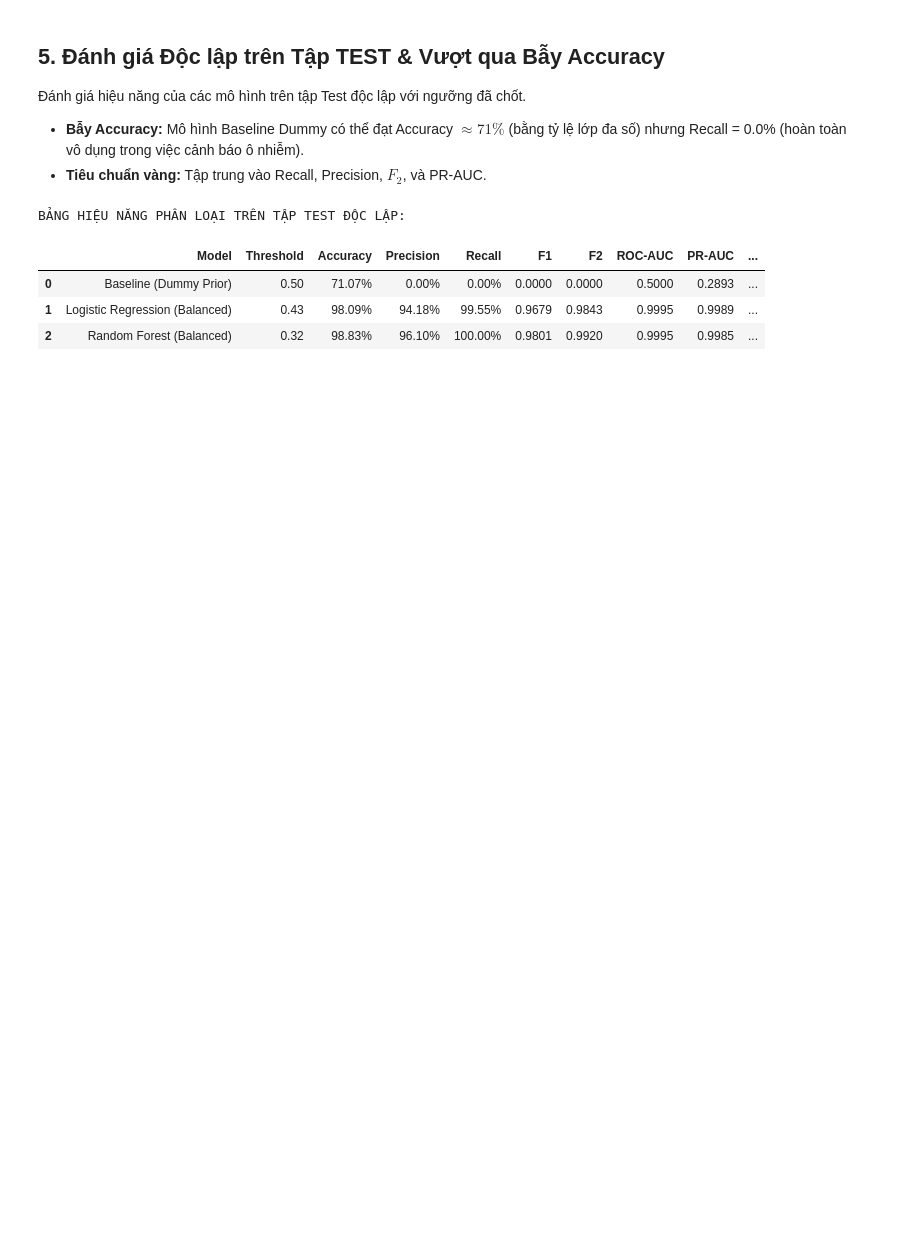
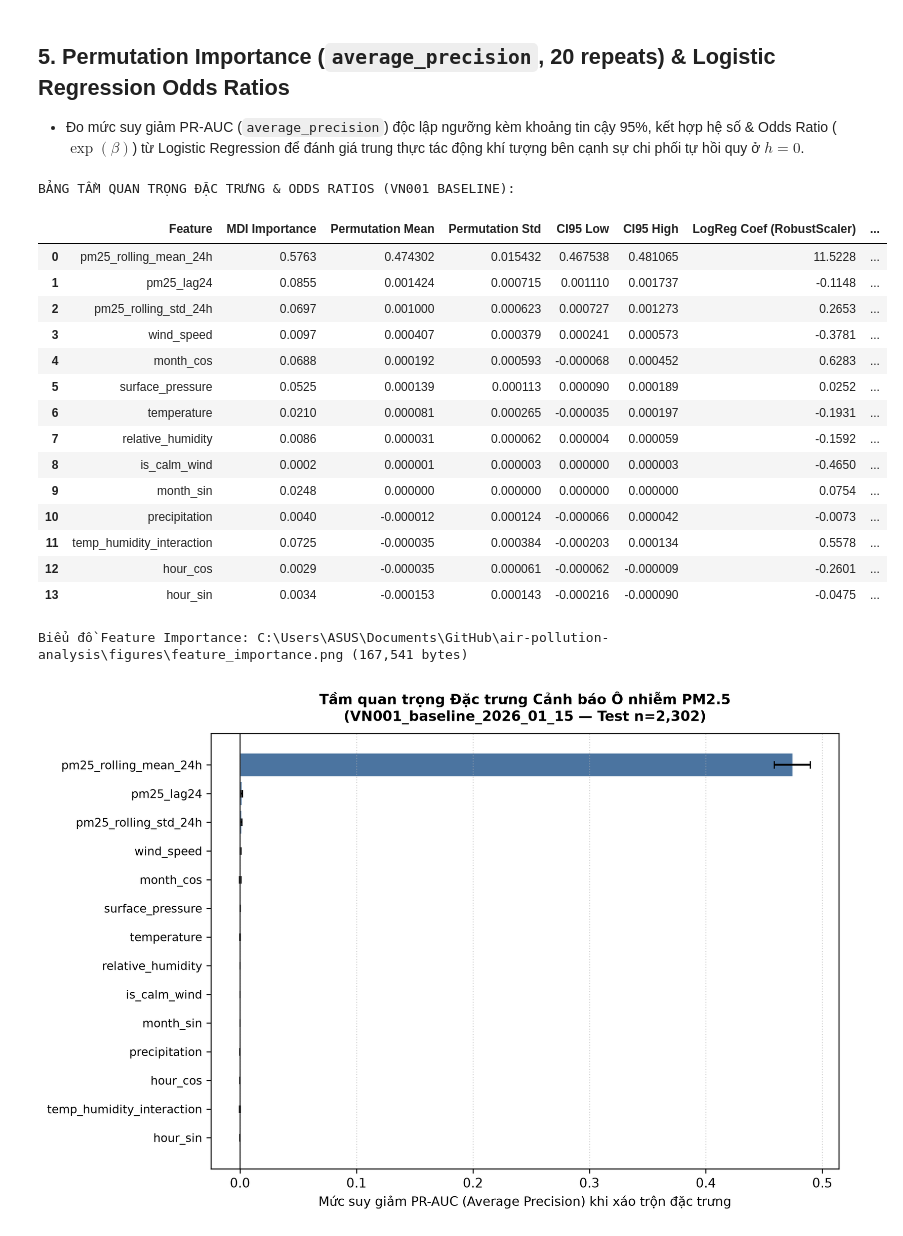
Before and after one commit to doctor-cato/air-pollution-analysis, a Jupyter notebook: notebooks/07_classification_alerts.ipynb, the cells around one changed output. Saved outputs shown, nothing was run; the diff lists cells and outputs as text; code cells hidden in the pictures; blank space fills up the shorter version.

```diff
--- a/notebooks/07_classification_alerts.ipynb
+++ b/notebooks/07_classification_alerts.ipynb
@@ -116,8 +108,20 @@ Quy tắc bất biến: **Tuyệt đối không truy xuất thông tin tương l
 # %%
-print(f"Số lượng đặc trưng đầu vào: {X_train.shape[1]}")
-print("Danh sách đặc trưng:")
-for col in X_train.columns:
-    print(f"  - {col}")
+suite_results = run_extended_classification_suite(
+    baseline_path=BASELINE_PATH,
+    extended_path=EXTENDED_PATH if EXTENDED_PATH.exists() else None,
+    figures_dir=FIGURES_DIR,
+    report_results_path=RESULTS_REPORT_PATH,
+    findings_path=FINDINGS_DOC_PATH,
+    report_audit_path=AUDIT_REPORT_PATH,
+    docs_audit_path=DOCS_AUDIT_PATH,
+)
 
-display(X_train.head(3))
+res_base = suite_results["VN001_baseline"]
+print(f"Các phạm vi đã hoàn thành: {list(suite_results.keys())}")
+print(f"Ngưỡng tối ưu F2 (VN001 baseline): LogReg tau={res_base.best_threshold_logreg:.2f} | RF tau={res_base.best_threshold_rf:.2f}")
+print(f"Ngưỡng ràng buộc Prec>=0.60      : LogReg tau={res_base.best_threshold_logreg_constrained:.2f} | RF tau={res_base.best_threshold_rf_constrained:.2f}")
+if res_base.threshold_warnings:
+    print("Cảnh báo bão hòa biên lưới trên OOF:")
+    for w in res_base.threshold_warnings:
+        print(f"  - {w}")
 # %% [output]
@@ -192,33 +173,31 @@ Ngưỡng quyết định tối ưu F2 cho Random Forest:       tau = 0.32
 # %% [markdown]
-## 5. Đánh giá Độc lập trên Tập TEST & Vượt qua Bẫy Accuracy
+## 5. Permutation Importance (`average_precision`, 20 repeats) & Logistic Regression Odds Ratios
 
-Đánh giá hiệu năng của các mô hình trên tập Test độc lập với ngưỡng đã chốt.
-- **Bẫy Accuracy:** Mô hình Baseline Dummy có thể đạt Accuracy $\approx 71\%$ (bằng tỷ lệ lớp đa số) nhưng Recall = 0.0% (hoàn toàn vô dụng trong việc cảnh báo ô nhiễm).
-- **Tiêu chuẩn vàng:** Tập trung vào Recall, Precision, $F_2$, và PR-AUC.
+- Đo mức suy giảm PR-AUC (`average_precision`) độc lập ngưỡng kèm khoảng tin cậy 95%, kết hợp hệ số & Odds Ratio ($\exp(\beta)$) từ Logistic Regression để đánh giá trung thực tác động khí tượng bên cạnh sự chi phối tự hồi quy ở $h = 0$.
 # %%
-m_dummy = evaluate_classifier("Baseline (Dummy Prior)", dummy, X_test, y_test, threshold=0.50)
-m_logreg = evaluate_classifier("Logistic Regression (Balanced)", logreg, X_test, y_test, threshold=tau_logreg)
-m_rf = evaluate_classifier("Random Forest (Balanced)", rf, X_test, y_test, threshold=tau_rf)
+print("BẢNG TẦM QUAN TRỌNG ĐẶC TRƯNG & ODDS RATIOS (VN001 BASELINE):")
+display(res_base.feature_importances)
 
-metrics_table = pd.DataFrame([{
-    "Model": m.model_name,
-    "Threshold": m.threshold,
-    "Accuracy": f"{m.accuracy:.2%}",
-    "Precision": f"{m.precision:.2%}",
-    "Recall": f"{m.recall:.2%}",
-    "F1": f"{m.f1:.4f}",
-    "F2": f"{m.f2:.4f}",
-    "ROC-AUC": f"{m.roc_auc:.4f}",
-    "PR-AUC": f"{m.pr_auc:.4f}",
-    "Confusion Matrix [TN, FP, FN, TP]": str(m.confusion_matrix),
-} for m in [m_dummy, m_logreg, m_rf]])
-
-print("BẢNG HIỆU NĂNG PHÂN LOẠI TRÊN TẬP TEST ĐỘC LẬP:")
-display(metrics_table)
+feat_path = FIGURES_DIR / "feature_importance.png"
+print(f"Biểu đồ Feature Importance: {feat_path.resolve()} ({feat_path.stat().st_size:,} bytes)")
+display(Image(filename=str(feat_path)))
 # %% [output]
-BẢNG HIỆU NĂNG PHÂN LOẠI TRÊN TẬP TEST ĐỘC LẬP:
+BẢNG TẦM QUAN TRỌNG ĐẶC TRƯNG & ODDS RATIOS (VN001 BASELINE):
-|  | Model | Threshold | Accuracy | Precision | Recall | F1 | F2 | ROC-AUC | PR-AUC | ... |
-| 0 | Baseline (Dummy Prior) | 0.50 | 71.07% | 0.00% | 0.00% | 0.0000 | 0.0000 | 0.5000 | 0.2893 | ... |
-| 1 | Logistic Regression (Balanced) | 0.43 | 98.09% | 94.18% | 99.55% | 0.9679 | 0.9843 | 0.9995 | 0.9989 | ... |
-| 2 | Random Forest (Balanced) | 0.32 | 98.83% | 96.10% | 100.00% | 0.9801 | 0.9920 | 0.9995 | 0.9985 | ... |
+|  | Feature | MDI Importance | Permutation Mean | Permutation Std | CI95 Low | CI95 High | LogReg Coef (RobustScaler) | ... |
+| 0 | pm25_rolling_mean_24h | 0.5763 | 0.474302 | 0.015432 | 0.467538 | 0.481065 | 11.5228 | ... |
+| 1 | pm25_lag24 | 0.0855 | 0.001424 | 0.000715 | 0.001110 | 0.001737 | -0.1148 | ... |
+| 2 | pm25_rolling_std_24h | 0.0697 | 0.001000 | 0.000623 | 0.000727 | 0.001273 | 0.2653 | ... |
+| 3 | wind_speed | 0.0097 | 0.000407 | 0.000379 | 0.000241 | 0.000573 | -0.3781 | ... |
+| 4 | month_cos | 0.0688 | 0.000192 | 0.000593 | -0.000068 | 0.000452 | 0.6283 | ... |
+| 5 | surface_pressure | 0.0525 | 0.000139 | 0.000113 | 0.000090 | 0.000189 | 0.0252 | ... |
+| 6 | temperature | 0.0210 | 0.000081 | 0.000265 | -0.000035 | 0.000197 | -0.1931 | ... |
+| 7 | relative_humidity | 0.0086 | 0.000031 | 0.000062 | 0.000004 | 0.000059 | -0.1592 | ... |
+| 8 | is_calm_wind | 0.0002 | 0.000001 | 0.000003 | 0.000000 | 0.000003 | -0.4650 | ... |
+| 9 | month_sin | 0.0248 | 0.000000 | 0.000000 | 0.000000 | 0.000000 | 0.0754 | ... |
+| 10 | precipitation | 0.0040 | -0.000012 | 0.000124 | -0.000066 | 0.000042 | -0.0073 | ... |
+| 11 | temp_humidity_interaction | 0.0725 | -0.000035 | 0.000384 | -0.000203 | 0.000134 | 0.5578 | ... |
+| 12 | hour_cos | 0.0029 | -0.000035 | 0.000061 | -0.000062 | -0.000009 | -0.2601 | ... |
+| 13 | hour_sin | 0.0034 | -0.000153 | 0.000143 | -0.000216 | -0.000090 | -0.0475 | ... |
+Biểu đồ Feature Importance: C:\Users\ASUS\Documents\GitHub\air-pollution-analysis\figures\feature_importance.png (167,541 bytes)
+[figure, added]
 # %% [markdown]
```
Also changed, not shown: parts of 18 cells of this notebook, 20 other files.
